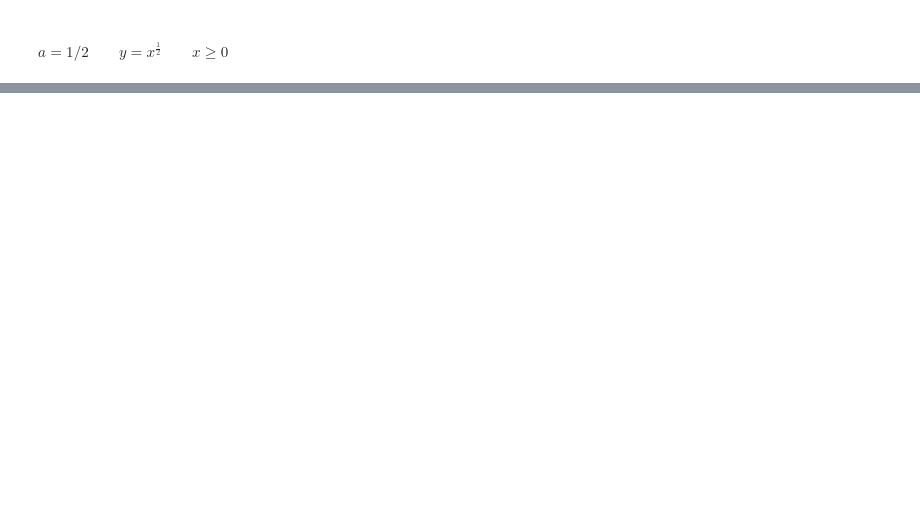
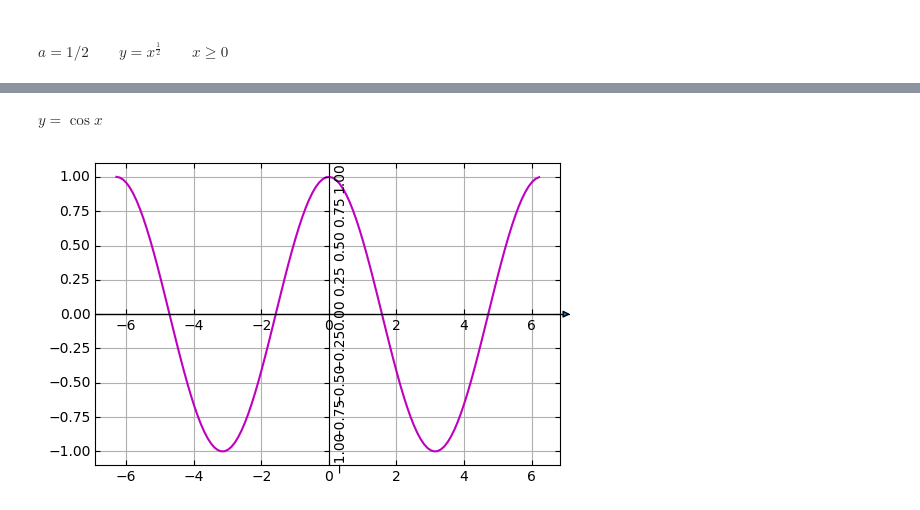
Before and after one commit to TOMMYWHY/Mathematics, a Jupyter notebook: baiscMath/c01_elementary_function.ipynb, the cells around one changed output, grey strips where cells are left out. Saved outputs shown, nothing was run; the diff lists cells and outputs as text; code cells hidden in the pictures; blank space fills up the shorter version.

```diff
--- a/baiscMath/c01_elementary_function.ipynb
+++ b/baiscMath/c01_elementary_function.ipynb
@@ -51,0 +78,9 @@ math_function(x,f(x))
+# %% [markdown]
+$y = \cos x$
+# %%
+def f(x):
+    return np.cos(x)
+
+math_function(x,f(x))
+# %% [output]
+[figure, added]
```
Also changed, not shown: parts of 21 cells of this notebook.
